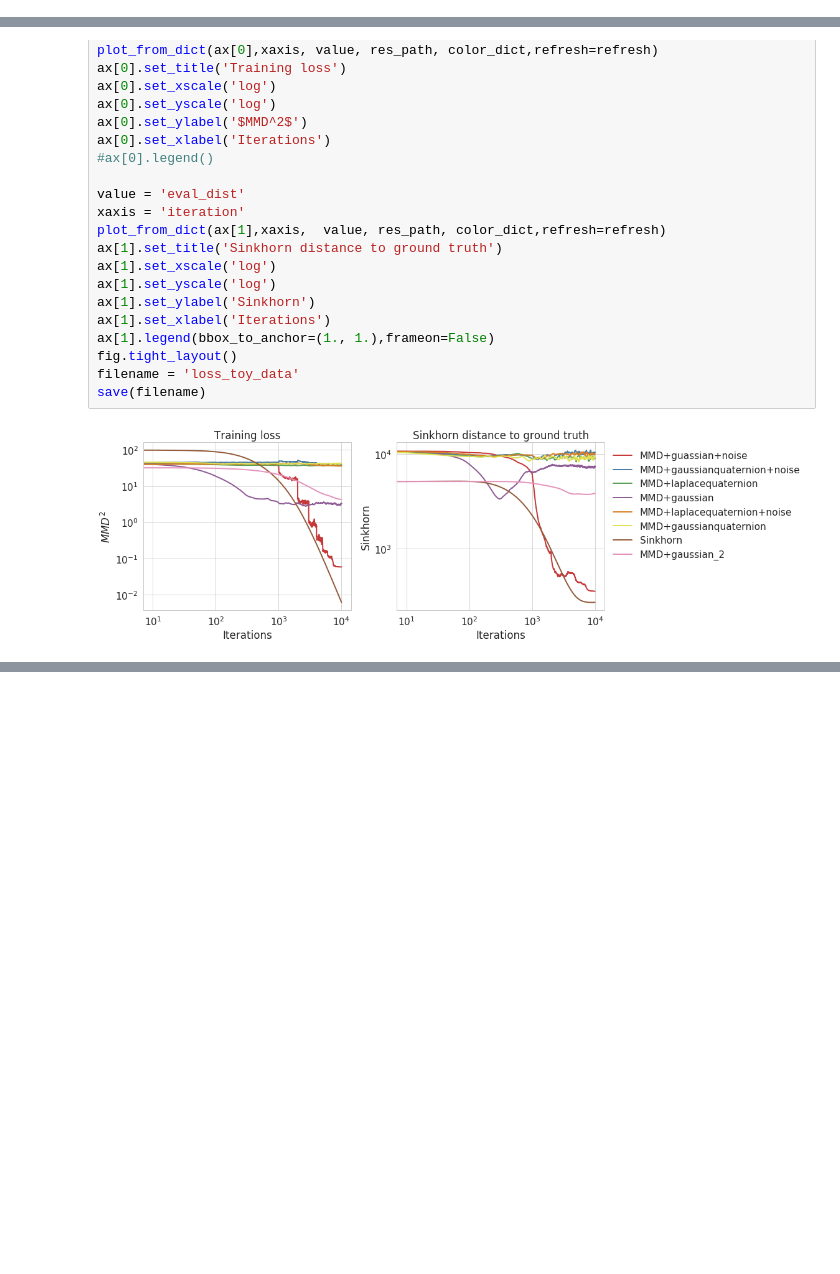
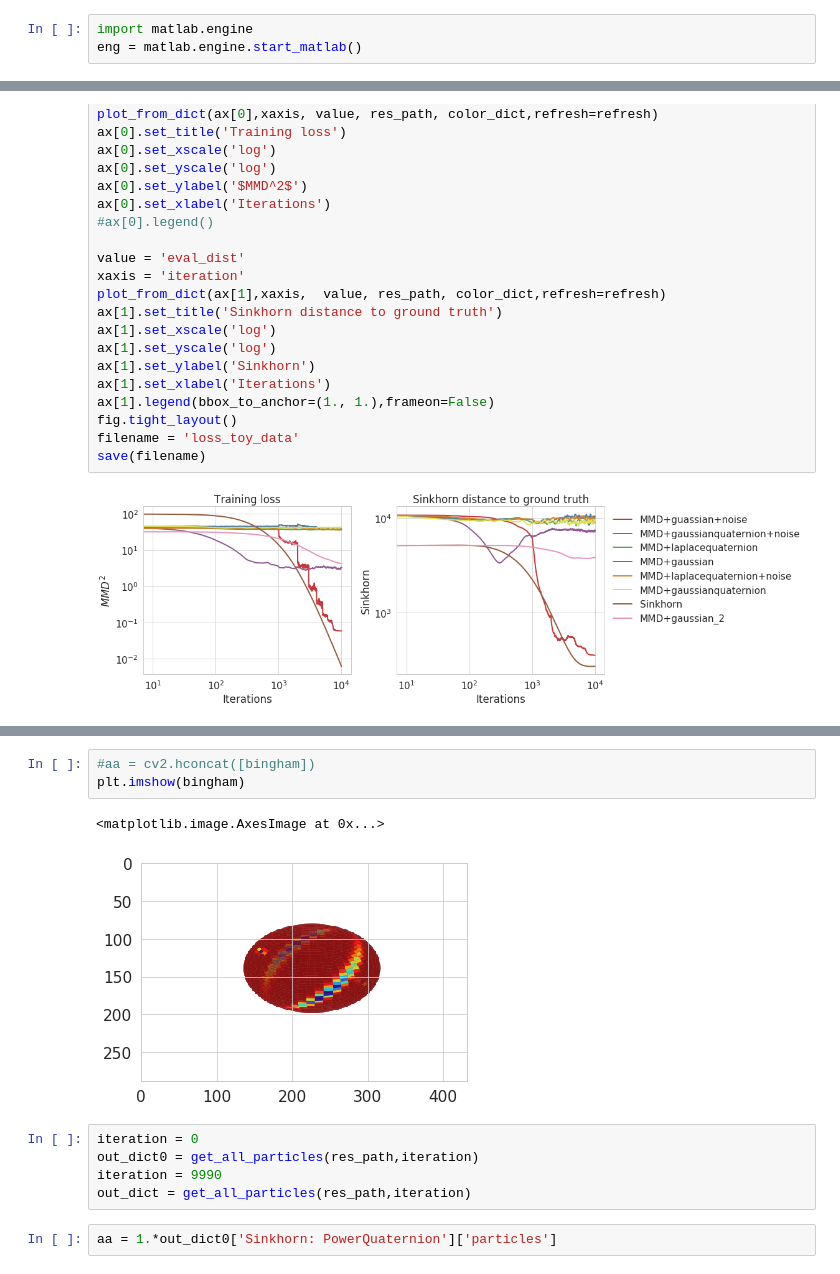
Before and after one commit to MichaelArbel/OT-sync, a Jupyter notebook: py/MMDSync/MMDSync.ipynb, the cells around one changed output, grey strips where cells are left out. Cells and saved outputs as stored; diff of their text form; blank space fills up the shorter version.

```diff
--- a/py/MMDSync/MMDSync.ipynb
+++ b/py/MMDSync/MMDSync.ipynb
@@ -11,3 +12,6 @@ from visualize import *
+# %%
+import matlab.engine
+eng = matlab.engine.start_matlab()
 # %%
 dirname = '../figures/'
 #os.makedirs(dirname, exist_ok=True)
@@ -114,0 +201,13 @@ save(filename)
+# %%
+#aa = cv2.hconcat([bingham])
+plt.imshow(bingham)
+# %% [output]
+<matplotlib.image.AxesImage at 0x...>
+[figure, added]
+# %%
+iteration = 0
+out_dict0 = get_all_particles(res_path,iteration)
+iteration = 9990
+out_dict = get_all_particles(res_path,iteration)
+# %%
+aa = 1.*out_dict0['Sinkhorn: PowerQuaternion']['particles']
```
Also changed, not shown: parts of 11 cells of this notebook, 7 other files.
